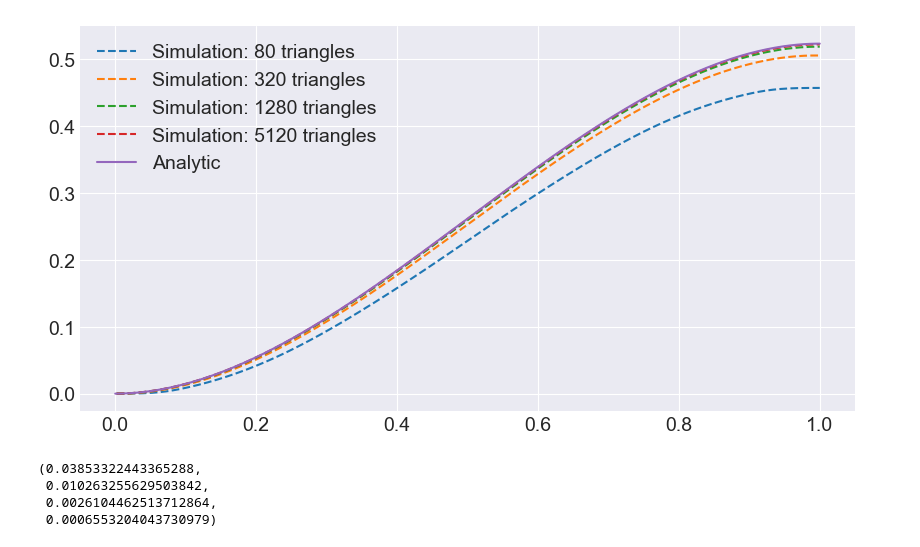
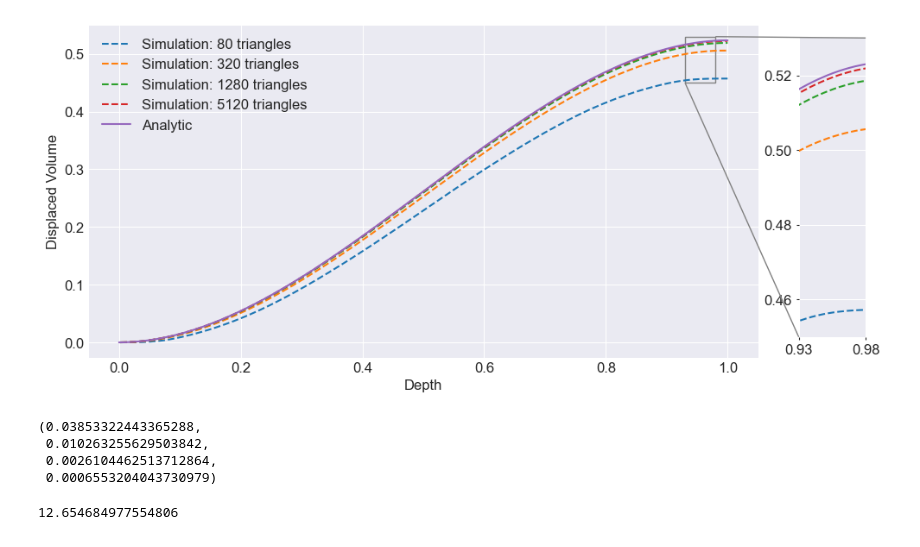
Before and after one commit to edvart-ros/asv_sim_data_analysis, a Jupyter notebook: submerged_volume.ipynb, the cells around one changed output. Cells and saved outputs as stored; diff of their text form; code cells hidden in the pictures.

```diff
--- a/submerged_volume.ipynb
+++ b/submerged_volume.ipynb
@@ -8,35 +8,65 @@ from scipy.interpolate import interp1d
 # %%
 data_coarse = pd.read_csv("data/CoarseSphereResults.csv")
 data_semi_coarse = pd.read_csv("data/SemiCoarseSphereResults.csv")
 data_semi_detailed = pd.read_csv("data/SemiDetailedSphereResults.csv")
 data_detailed = pd.read_csv("data/DetailedSphereResults.csv")
 
 R = 0.5
 h_analytical = np.linspace(0, 2*R, 500)
 V_analytical = (np.pi * h_analytical**2 / 3) * (3*R - h_analytical)
 
 data_coarse = data_coarse[data_coarse['depth'] <= 1.0]
 data_semi_coarse = data_semi_coarse[data_semi_coarse['depth'] <= 1.0]
 data_semi_detailed = data_semi_detailed[data_semi_detailed['depth'] <= 1.0]
 data_detailed = data_detailed[data_detailed['depth'] <= 1.0]
 data_coarse = data_coarse[data_coarse['depth'] >= 0.0]
 data_semi_coarse = data_semi_coarse[data_semi_coarse['depth'] >= 0.0]
 data_semi_detailed = data_semi_detailed[data_semi_detailed['depth'] >= 0.0]
 data_detailed = data_detailed[data_detailed['depth'] >= 0.0]
 
-plt.style.use('seaborn-v0_8-darkgrid')
-mpl.rcParams.update({'font.size': 14})
-plt.figure(figsize=(10, 5))
+mpl.rcParams.update({'font.size': 12})
+fig, ax = plt.subplots(figsize=(10, 5))
 plt.grid(True)
-plt.plot(data_coarse['depth'], data_coarse['volume'], '--', label='Simulation: 80 triangles')
-plt.plot(data_semi_coarse['depth'], data_semi_coarse['volume'], '--', label='Simulation: 320 triangles')
-plt.plot(data_semi_detailed['depth'], data_semi_detailed['volume'], '--', label='Simulation: 1280 triangles')
-plt.plot(data_detailed['depth'], data_detailed['volume'], '--', label='Simulation: 5120 triangles')
-plt.plot(h_analytical, V_analytical, label='Analytic')
-plt.legend()
-plt.savefig("results/submerged_volume_sphere.pdf", bbox_inches='tight')
+ax.plot(data_coarse['depth'], data_coarse['volume'], '--', label='Simulation: 80 triangles')
+ax.plot(data_semi_coarse['depth'], data_semi_coarse['volume'], '--', label='Simulation: 320 triangles')
+ax.plot(data_semi_detailed['depth'], data_semi_detailed['volume'], '--', label='Simulation: 1280 triangles')
+ax.plot(data_detailed['depth'], data_detailed['volume'], '--', label='Simulation: 5120 triangles')
+ax.plot(h_analytical, V_analytical, label='Analytic')
+ax.set_xlabel('Depth')
+ax.set_ylabel('Displaced Volume')
+ax.legend()
+
+# Define the bounding box for the zoomed-in area
+x1, x2, y1, y2 = 0.93, 0.98, 0.45, 0.53  # Adjust as needed
+
+# Create inset axes
+axins = inset_axes(ax, width="10%", height="90%", loc='lower left',
+                   bbox_to_anchor=(1.05, 0.04, 1, 1),
+                   bbox_transform=ax.transAxes)
+
+# Plot the same data on the inset axes
+axins.plot(data_coarse['depth'], data_coarse['volume'], '--')
+axins.plot(data_semi_coarse['depth'], data_semi_coarse['volume'], '--')
+axins.plot(data_semi_detailed['depth'], data_semi_detailed['volume'], '--')
+axins.plot(data_detailed['depth'], data_detailed['volume'], '--')
+axins.plot(h_analytical, V_analytical)
+
+# Set the limits for the inset axes to zoom in on the bounding box
+axins.set_xlim(x1, x2)
+axins.set_ylim(y1, y2)
+axins.set_xticks([0.93, 0.98])
+axins.set_yticks([0.46, 0.48, 0.50, 0.52])
+axins.tick_params(axis='both', length=2)  # Hide tick marks
+
+
+
+
+# Use mark_inset to draw a box and connect it to the zoomed area
+mark_inset(ax, axins, loc1=3, loc2=1, fc="none", ec="0.5")
+
+plt.savefig("results/submerged_volume_sphere_with_zoom_and_box.pdf", bbox_inches='tight')
 # %% [output]
-[figure, old version]
+[figure, new version]
 # %%
 # Interpolation of the analytical solution
 depth_coarse = data_coarse['depth'].to_numpy()
@@ -70,6 +100,10 @@ rms_detailed = np.sqrt(np.mean(error_detailed))
  0.010263255629503842,
  0.0026104462513712864,
  0.0006553204043730979)
+# %%
+100*(V_analytical[-1]-volume_coarse[-1])/V_analytical[-1]
+# %% [output]
+12.654684977554806
 # %%
 data_coarse = pd.read_csv("data/CoarseSphereResultsTime.csv")
 data_semi_coarse = pd.read_csv("data/SemiCoarseSphereResultsTime.csv")
```
Also changed, not shown: parts of 2 cells of this notebook, 2 other files.
